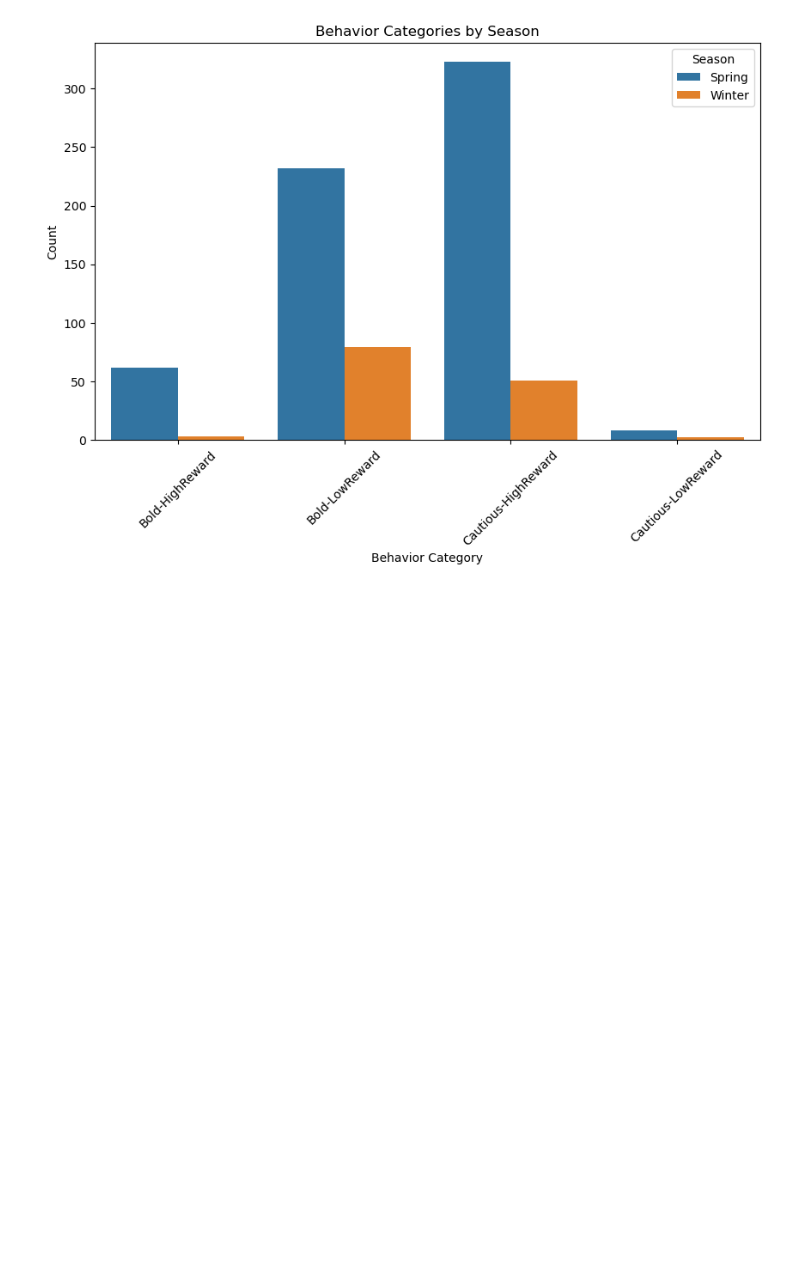
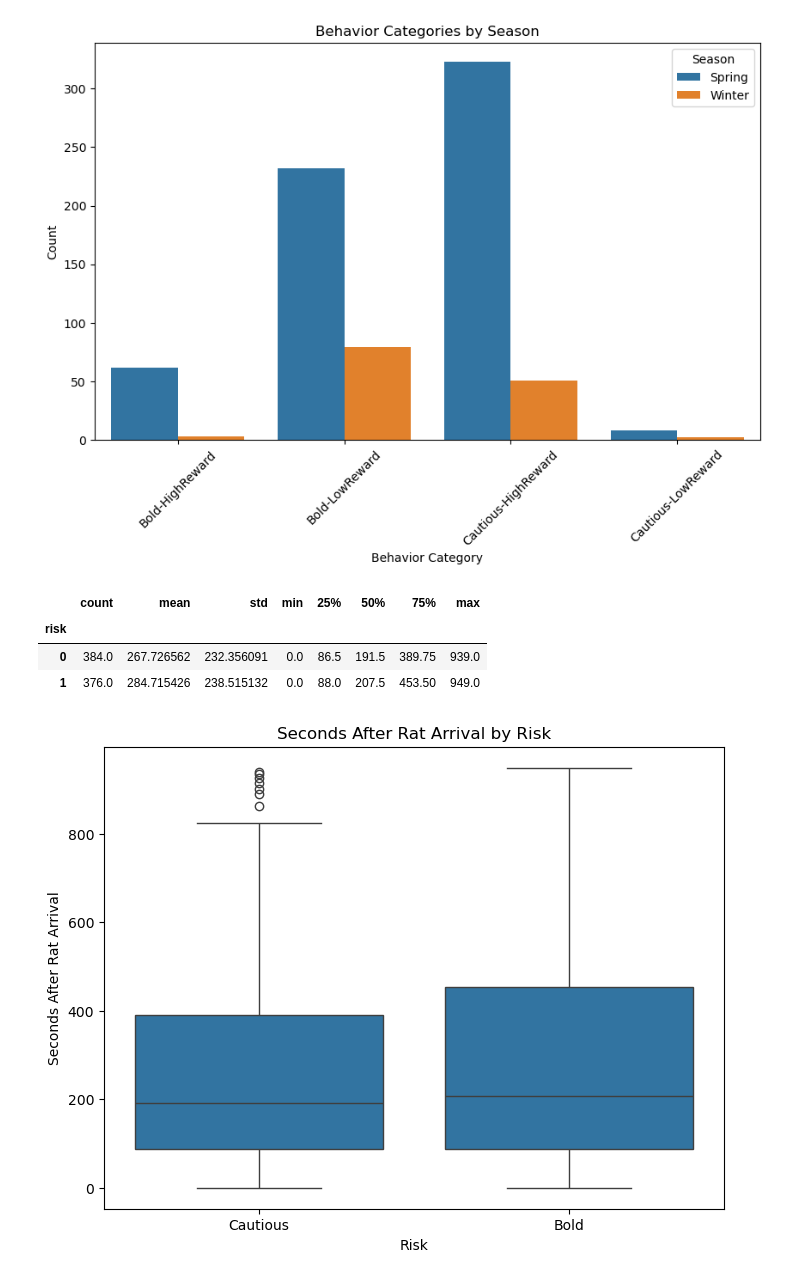
Before and after one commit to ipsakhadka/HIT140, a Jupyter notebook: Assignment3/assignment3.ipynb, the cells around one changed output. Saved outputs shown, nothing was run; the diff lists cells and outputs as text; code cells hidden in the pictures; blank space fills up the shorter version.

```diff
--- a/Assignment3/assignment3.ipynb
+++ b/Assignment3/assignment3.ipynb
@@ -463,3 +469,22 @@ plt.legend(title='Season')
 plt.show()
 # %% [output]
 [figure]
+# %%
+# to see if the risky behaviour happens sooner or after the rat's arrival
+d1_clean.groupby('risk')['seconds_after_rat_arrival'].describe()
+# %% [output]
+|  | count | mean | std | min | 25% | 50% | 75% | max |
+| risk |  |  |  |  |  |  |  |  |
+| 0 | 384.0 | 267.726562 | 232.356091 | 0.0 | 86.5 | 191.5 | 389.75 | 939.0 |
+| 1 | 376.0 | 284.715426 | 238.515132 | 0.0 | 88.0 | 207.5 | 453.50 | 949.0 |
+# %%
+#plotting
+plt.figure(figsize=(8,6))
+sns.boxplot(x='risk', y='seconds_after_rat_arrival', data=d1_clean)
+plt.xticks([0,1], ['Cautious', 'Bold'])
+plt.title('Seconds After Rat Arrival by Risk')
+plt.ylabel('Seconds After Rat Arrival')
+plt.xlabel('Risk')
+plt.show()
+# %% [output]
+[figure, added]
```
Also changed, not shown: parts of 15 cells of this notebook.
